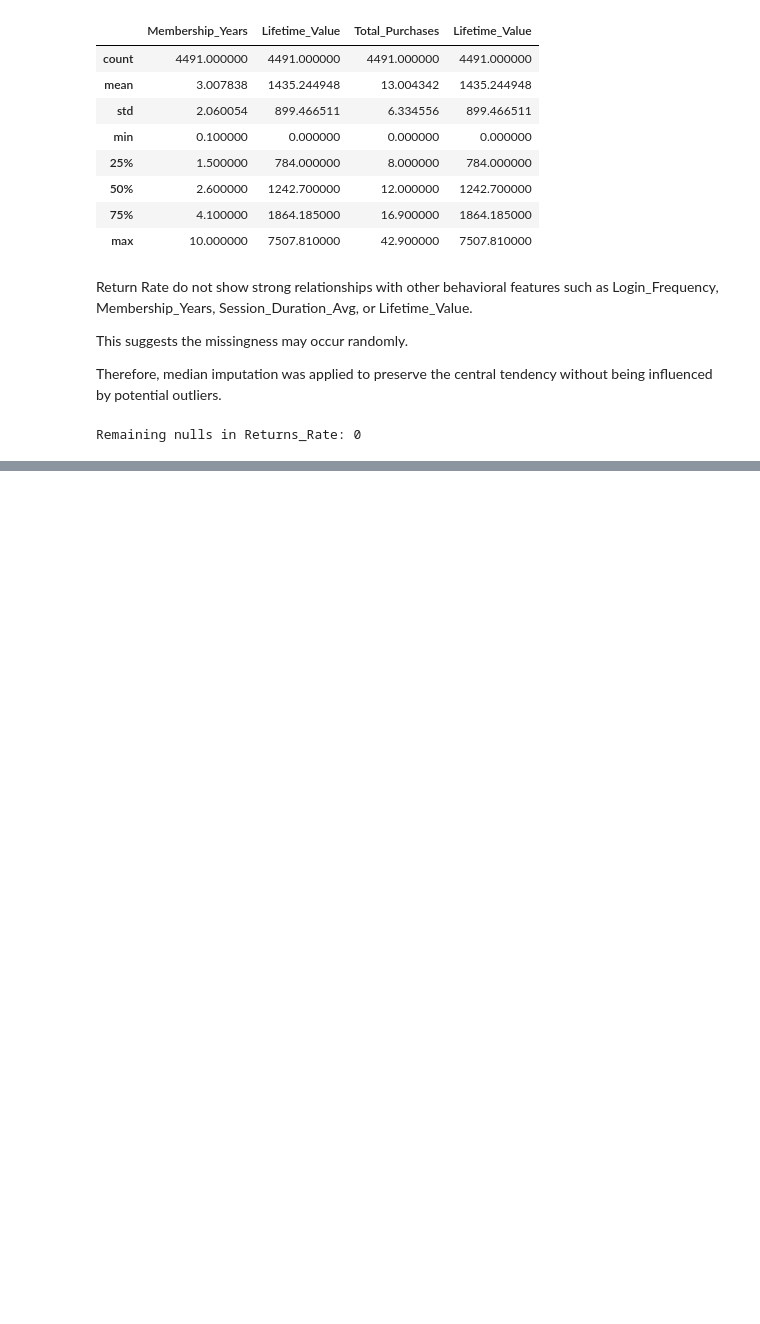
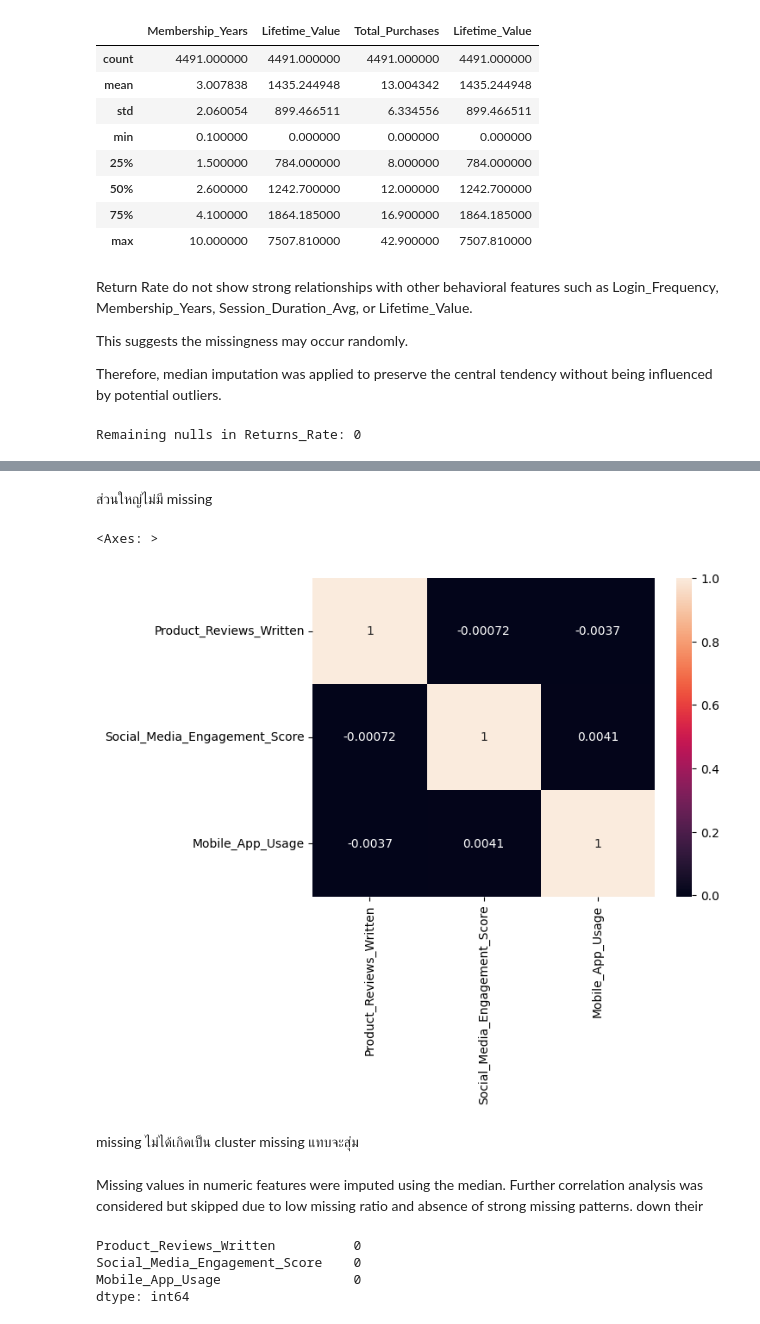
Before and after one commit to ppts2545/Eccommerce-Customer-Behavior-Dataset, a Jupyter notebook: notebooks/01_data_understanding/04_data_quality.ipynb, the cells around one changed output, grey strips where cells are left out. Saved outputs shown, nothing was run; the diff lists cells and outputs as text; code cells hidden in the pictures; blank space fills up the shorter version.

```diff
--- a/notebooks/01_data_understanding/04_data_quality.ipynb
+++ b/notebooks/01_data_understanding/04_data_quality.ipynb
@@ -666,0 +730,6 @@ Remaining nulls in Returns_Rate: 0
+# %%
+df["Email_Open_Rate_Missing"] = df["Email_Open_Rate"].isna().astype(int)
+
+df["Email_Open_Rate"] = df["Email_Open_Rate"].fillna(
+    df["Email_Open_Rate"].median()
+)
@@ -666,0 +783,40 @@ Remaining nulls in Returns_Rate: 0
+# %% [markdown]
+ส่วนใหญ่ไม่มี missing
+# %%
+sns.heatmap(
+    df[
+    [
+    "Product_Reviews_Written",
+    "Social_Media_Engagement_Score",
+    "Mobile_App_Usage"
+    ]
+    ].isna().corr(),
+    annot=True
+)
+# %% [output]
+<Axes: >
+[figure, added]
+# %% [markdown]
+missing ไม่ได้เกิดเป็น cluster
+missing แทบจะสุ่ม
+# %% [markdown]
+Missing values in numeric features were imputed using the median.
+Further correlation analysis was considered but skipped due to
+low missing ratio and absence of strong missing patterns.  down their
+# %%
+cols = [
+    "Product_Reviews_Written",
+    "Social_Media_Engagement_Score",
+    "Mobile_App_Usage"
+]
+
+for col in cols:
+    df[col] = pd.to_numeric(df[col], errors="coerce")
+    df[col] = df[col].fillna(df[col].median())
+
+df[cols].isna().sum()
+# %% [output]
+Product_Reviews_Written          0
+Social_Media_Engagement_Score    0
+Mobile_App_Usage                 0
+dtype: int64
```
Also changed, not shown: parts of 23 cells of this notebook.
